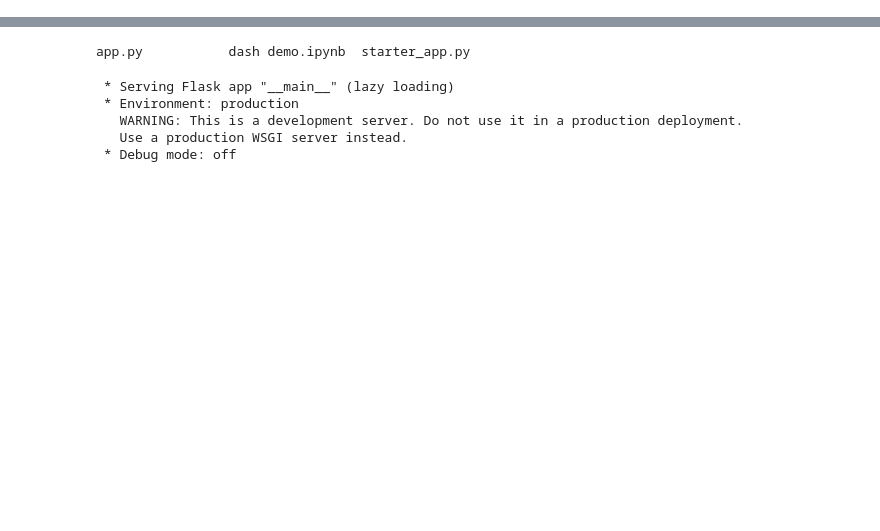
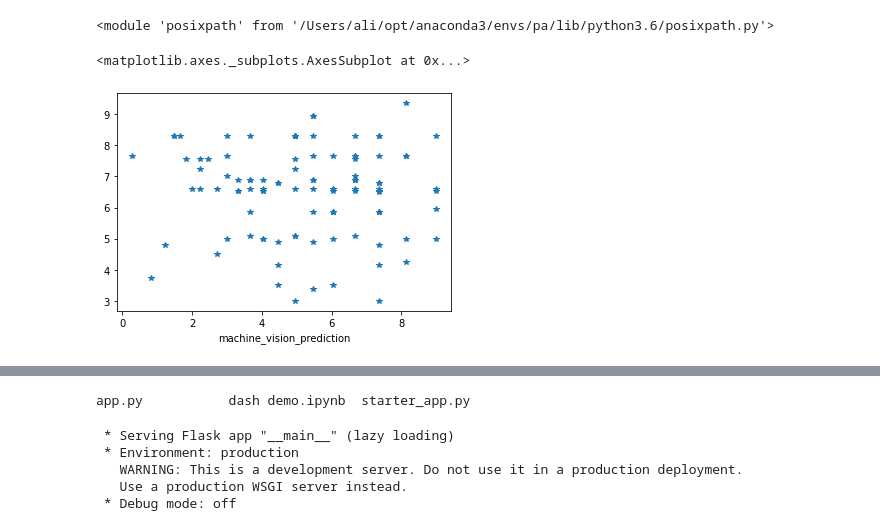
Before and after one commit to mounesi/pa, a Jupyter notebook: dash/dash demo.ipynb, the cells around one changed output, grey strips where cells are left out. Cells and saved outputs as stored; diff of their text form; code cells hidden in the pictures; blank space fills up the shorter version.

```diff
--- a/dash/dash demo.ipynb
+++ b/dash/dash demo.ipynb
@@ -13,0 +29,11 @@ df.head()
+# %%
+import os
+os.path
+# %% [output]
+<module 'posixpath' from '/Users/ali/opt/anaconda3/envs/pa/lib/python3.6/posixpath.py'>
+# %%
+import matplotlib
+df.set_index('machine_vision_prediction')['Pavement Rate Total'].plot(linestyle = '', marker = '*')
+# %% [output]
+<matplotlib.axes._subplots.AxesSubplot at 0x...>
+[figure, added]
```
Also changed, not shown: parts of 9 cells of this notebook, 14 other files.
